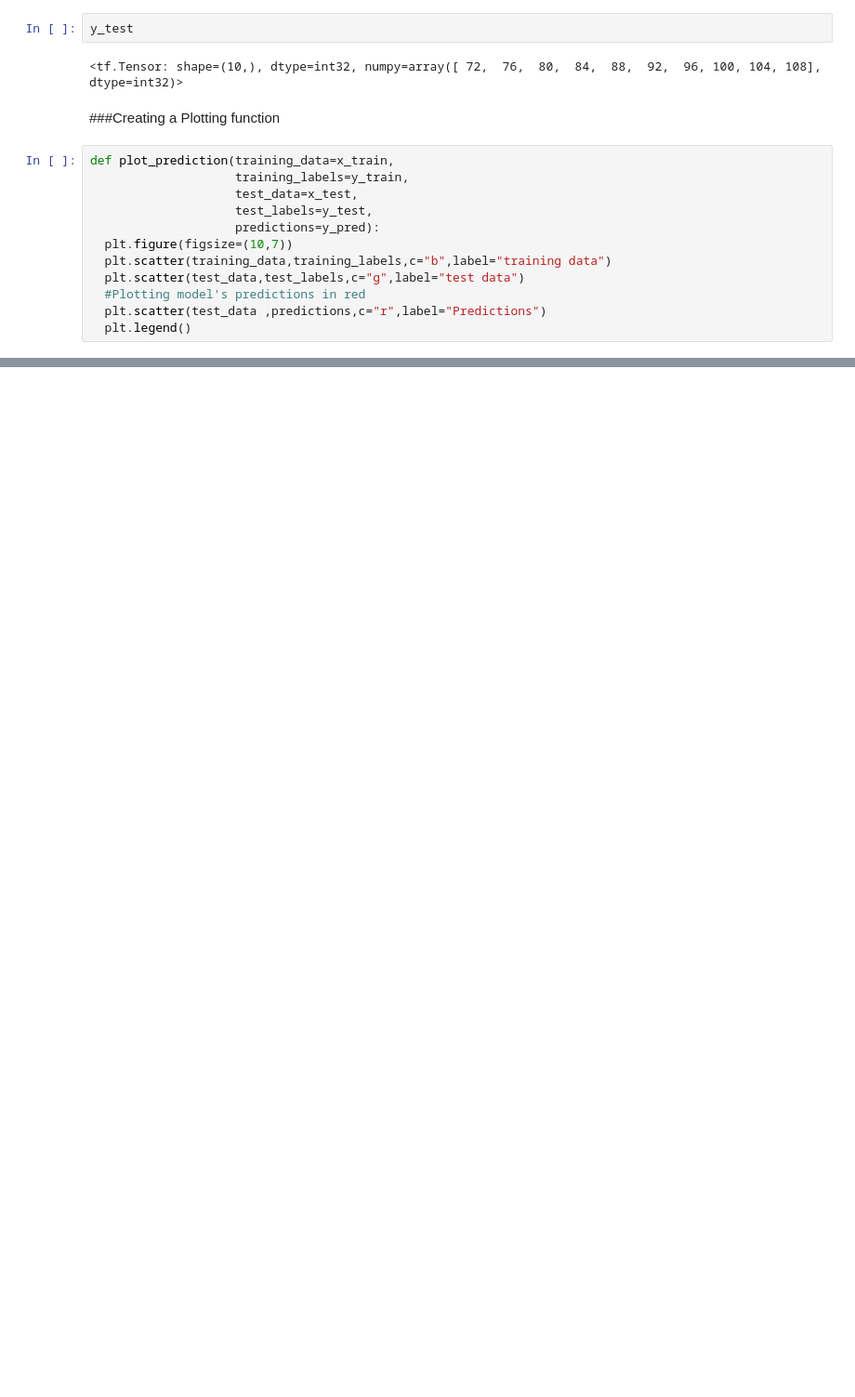
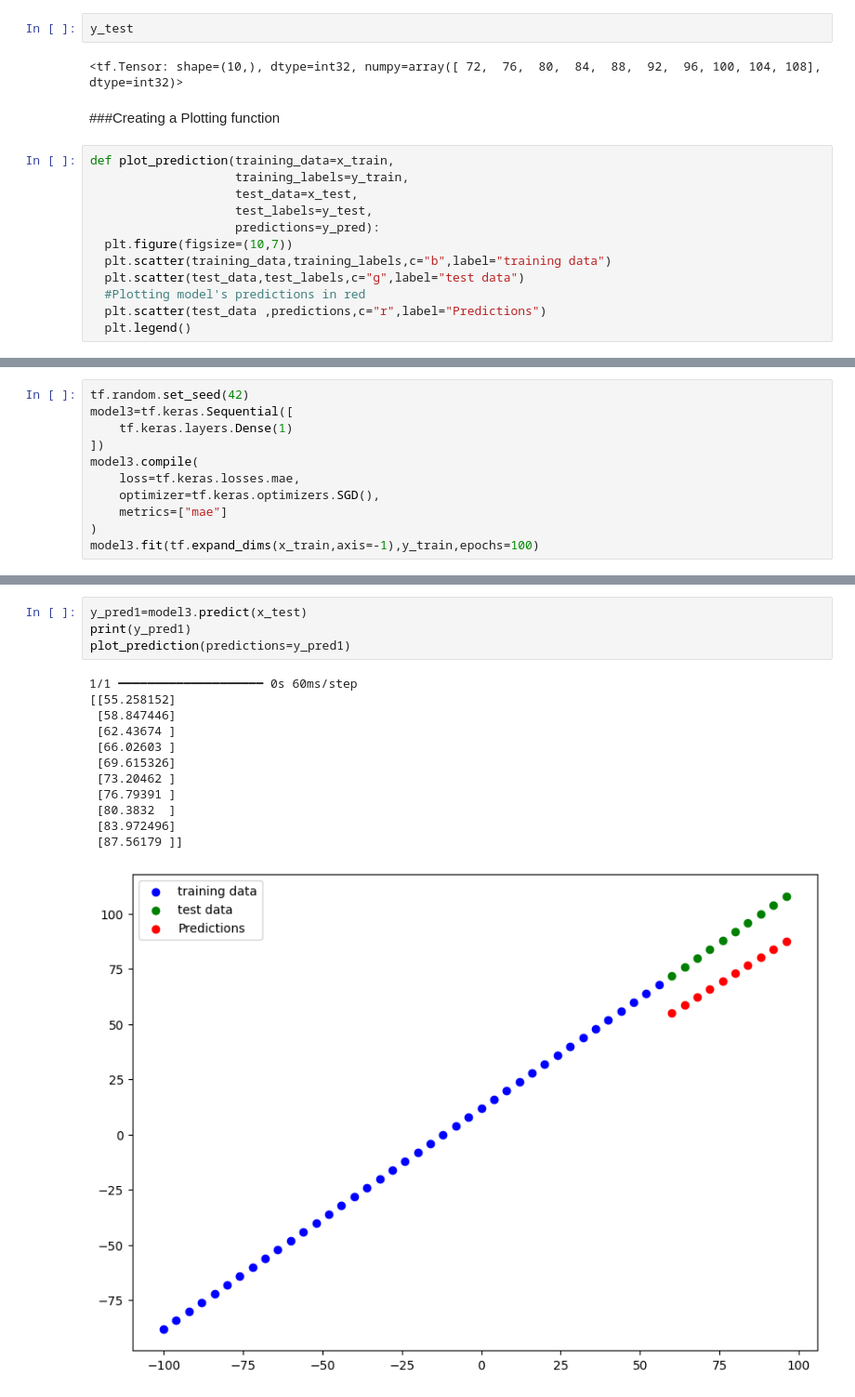
Before and after one commit to Aryan-Gupta2002/Deep-Learning---Tensorflow, a Jupyter notebook: neuralNetworkForRegression_2.ipynb, the cells around one changed output, grey strips where cells are left out. Shown at 93% size. Cells and saved outputs as stored; diff of their text form; blank space fills up the shorter version.

Commit message:
Experimenting, Evaluating, Saving Model

```diff
--- a/neuralNetworkForRegression_2.ipynb
+++ b/neuralNetworkForRegression_2.ipynb
@@ -199,0 +284,11 @@ plot_prediction()
+# %%
+tf.random.set_seed(42)
+model3=tf.keras.Sequential([
+    tf.keras.layers.Dense(1)
+])
+model3.compile(
+    loss=tf.keras.losses.mae,
+    optimizer=tf.keras.optimizers.SGD(),
+    metrics=["mae"]
+)
+model3.fit(tf.expand_dims(x_train,axis=-1),y_train,epochs=100)
@@ -199,0 +314,17 @@ plot_prediction()
+# %%
+y_pred1=model3.predict(x_test)
+print(y_pred1)
+plot_prediction(predictions=y_pred1)
+# %% [output]
+1/1 ━━━━━━━━━━━━━━━━━━━━ 0s 60ms/step
+[[55.258152]
+ [58.847446]
+ [62.43674 ]
+ [66.02603 ]
+ [69.615326]
+ [73.20462 ]
+ [76.79391 ]
+ [80.3832  ]
+ [83.972496]
+ [87.56179 ]]
+[figure, added]
```
Also changed, not shown: parts of 38 cells of this notebook.
